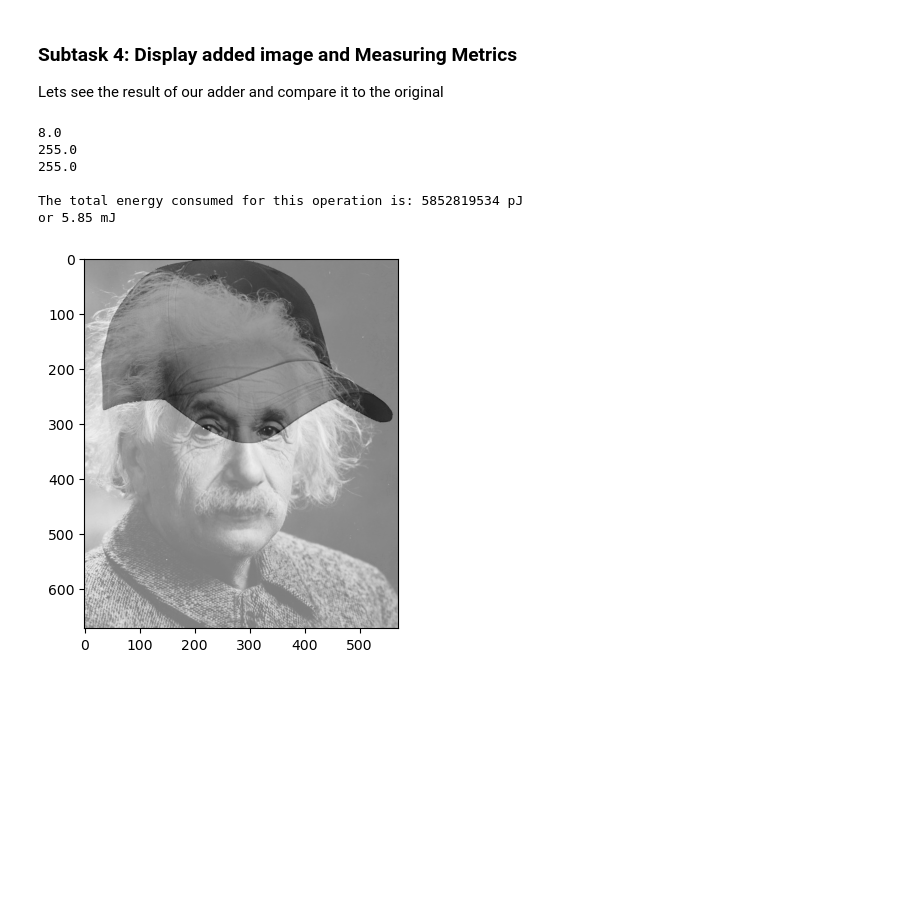
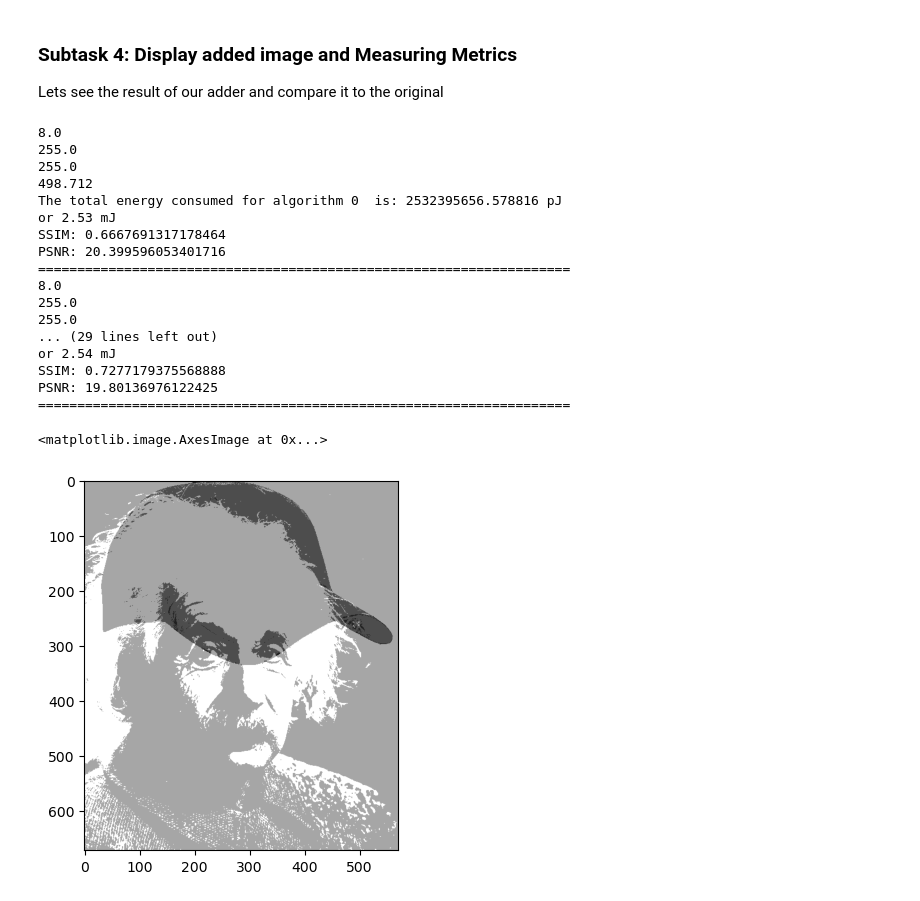
Before and after one commit to DerBurri/ecp, a Jupyter notebook: exercise_5/Exercise 5.ipynb, the cells around one changed output. Cells and saved outputs as stored; diff of their text form; code cells hidden in the pictures; blank space fills up the shorter version.

```diff
--- a/exercise_5/Exercise 5.ipynb
+++ b/exercise_5/Exercise 5.ipynb
@@ -326,7 +201,7 @@ The `MyNbitAdder` function is designed to perform N-bit addition, where the lowe
 This function allows users to perform N-bit addition with a customizable threshold (`approx_until`) to switch between the approximate and exact adders. Adjust the threshold as needed for specific requirements.
 # %%
 #In 8 bit adder, lower 3 bits are implemented with approximate adder and rest of the with exact adder
-def MyNbitAdder(a,b):
+def MyNbitAdder(a,b, algo = 0):
     #convert to binary and cut off the first two indices (they dont belong to the number but indicate that it is binary)
     a_bin, b_bin = bin(a)[2:] , bin(b)[2:]
 
@@ -344,7 +219,7 @@ def MyNbitAdder(a,b):
     total_sum   = 0
 
     #############################################
-    approx_until = 3 #change this if u want to approximate the first bits by an approximate adder
+    approx_until = 7 #change this if u want to approximate the first bits by an approximate adder
     #############################################
 
     #we want to do a bitwise addition
@@ -354,10 +229,10 @@ def MyNbitAdder(a,b):
         if index < approx_until:
             #use approx_adder
             ###### Note that _energy consumption has not been implemented in ApproxAdder! ######
-            sum_element, carry_over, _energy = ApproxAdder(int(bit1), int(bit2), int(carry_over) )
+            sum_element, carry_over, _energy = ApproxAdder(int(bit1), int(bit2), int(carry_over), algo = algo)
         else:
             #use exact_adder
-            sum_element, carry_over, _energy = ExactAdder(int(bit1), int(bit2), int(carry_over) )
+            sum_element, carry_over, _energy = ExactAdder(int(bit1), int(bit2), int(carry_over))
 
         count = count + 1
         total_energy += _energy
@@ -395,7 +268,7 @@ This function allows users to add two images pixel-wise using the custom N-bit a
 # %%
 # Function that addes two images
 max_Nbit_adder = np.zeros(Y_einstein.shape) ## maximum bit of adders required to add two decimal values
-def MyAdder(f,g):
+def MyAdder(f,g, algo = 0):
     total_energy = 0
 
     f=np.array(f).astype(int)
@@ -405,7 +278,7 @@ def MyAdder(f,g):
     for i in range(f.shape[0]):
         for j in range(f.shape[1]):
             #we will use a custom adding function
-            res[i, j], max_Nbit_adder[i, j], _energy = MyNbitAdder(f[i,j],g[i,j])
+            res[i, j], max_Nbit_adder[i, j], _energy = MyNbitAdder(f[i,j],g[i,j], algo = algo)
             total_energy += _energy
     return res, max_Nbit_adder, total_energy
 # %% [markdown]
@@ -414,19 +287,39 @@ def MyAdder(f,g):
 ### Subtask 4: Display added image and Measuring Metrics
 Lets see the result of our adder and compare it to the original
 # %%
-add_approx,max_Nbit_adder, total_energy = MyAdder(Y_einstein,Y_cap)
+for algo in range(5):
+    # Calculate exact addition
+    ex_addtion = np.clip(Y_einstein + Y_cap, 0, Y_einstein.max()*2 +1)
+    add_approx,max_Nbit_adder, total_energy = MyAdder(Y_einstein,Y_cap,algo = algo)
+    print(max_Nbit_adder.max())
+    print(Y_einstein.max())
+    print(Y_cap.max())
+    data_range = ex_addtion.max() - ex_addtion.min()
+    print(data_range)
+    print("The total energy consumed for algorithm {}  is: {} pJ".format(algo, total_energy))
+    print("or {} mJ".format(round(total_energy/10**9,2)))
+    print("SSIM: {}".format(ssim(ex_addtion,add_approx, data_range = data_range)))
+    print("PSNR: {}".format(psnr(ex_addtion,add_approx, data_range = data_range)))
+    print("====================================================================")
+
 plt.imshow(add_approx, cmap = "gray")
-print(max_Nbit_adder.max())
-print(Y_einstein.max())
-print(Y_cap.max())
-print()
-print("The total energy consumed for this operation is: "+str(total_energy) + " pJ")
-print("or "+str(round(total_energy/10**9,2))+" mJ")
 # %% [output]
 8.0
 255.0
 255.0
-
-The total energy consumed for this operation is: 5852819534 pJ
-or 5.85 mJ
+498.712
+The total energy consumed for algorithm 0  is: 2532395656.578816 pJ
+or 2.53 mJ
+SSIM: 0.6667691317178464
+PSNR: 20.399596053401716
+====================================================================
+8.0
+255.0
+255.0
+... (29 lines left out)
+or 2.54 mJ
+SSIM: 0.7277179375568888
+PSNR: 19.80136976122425
+====================================================================
+<matplotlib.image.AxesImage at 0x...>
-[figure, old version]
+[figure, new version]
```
Also changed, not shown: parts of 8 cells of this notebook, 2 other files.
